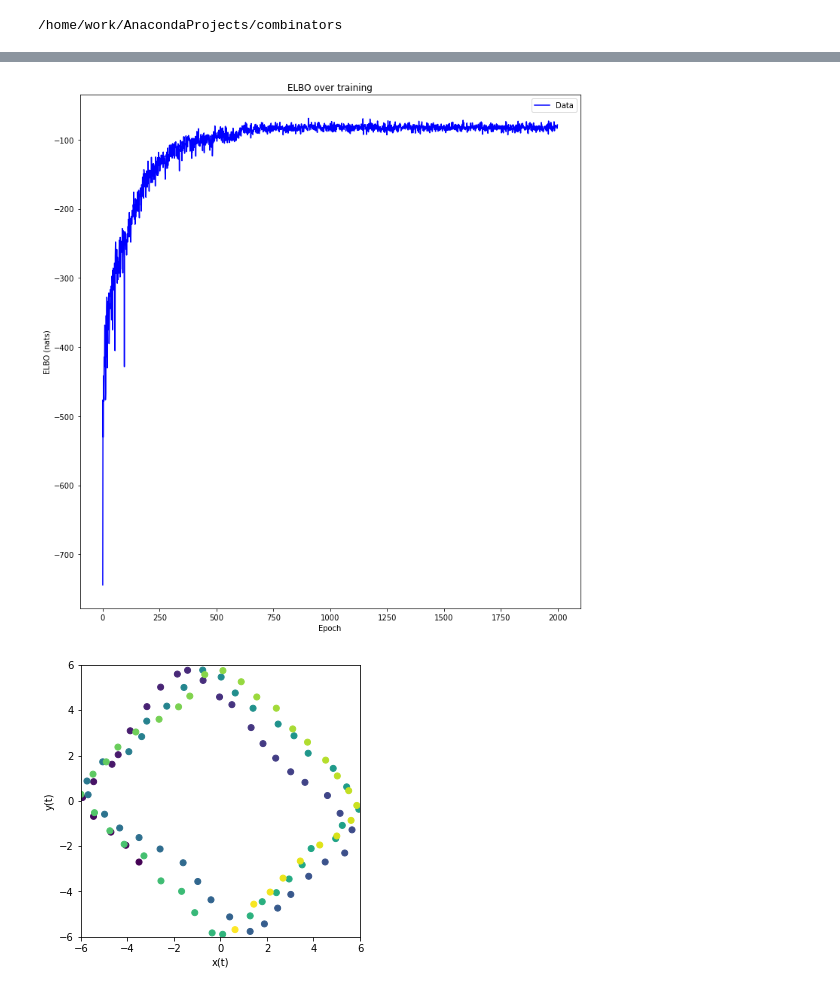
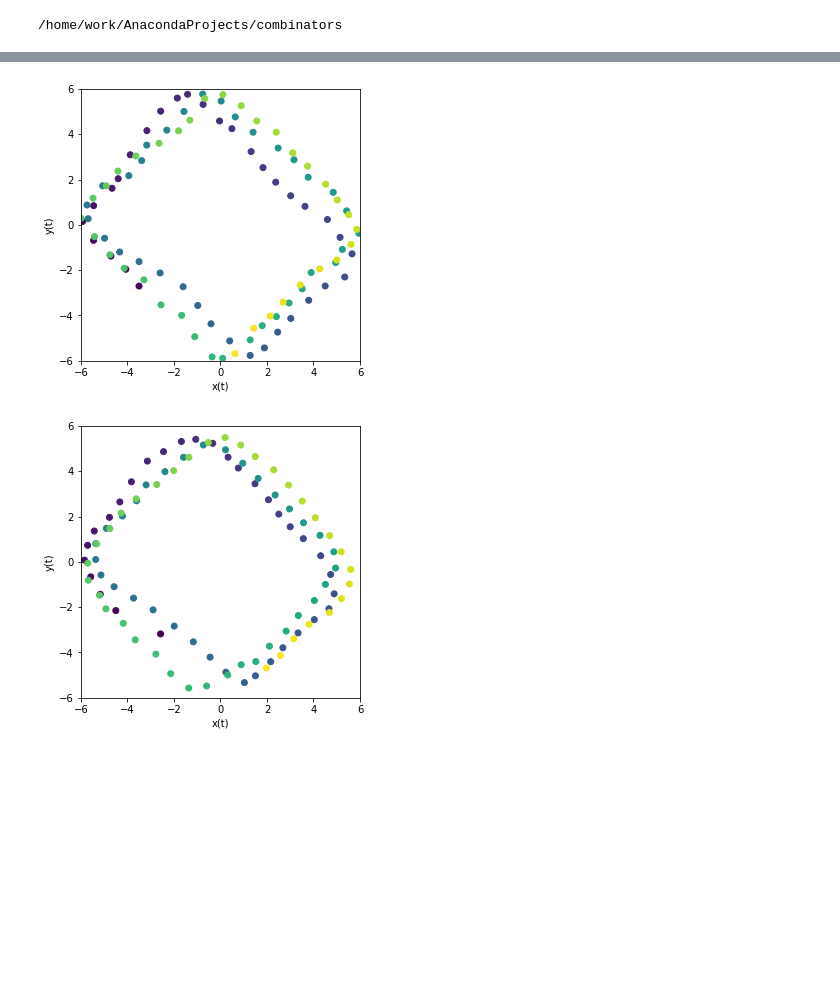
Before and after one commit to esennesh/combinators, a Jupyter notebook: examples/dynamical_ball/dynamical_ball.ipynb, the cells around one changed output, grey strips where cells are left out. Saved outputs shown, nothing was run; the diff lists cells and outputs as text; code cells hidden in the pictures; blank space fills up the shorter version.

Commit message:
examples/dynamical_ball: train with fully data-exploiting proposals
Signed-off-by: esennesh <sennesh.e@northeastern.edu>

```diff
--- a/examples/dynamical_ball/dynamical_ball.ipynb
+++ b/examples/dynamical_ball/dynamical_ball.ipynb
@@ -49,3 +54,6 @@ for s in range(num_series):
+# %%
+p = dict_to_tracelike(data)
+trajectory = torch.stack([p['position_%d' % t] for t in range(T+1)], dim=2)
 # %%
 num_particles = 3
 particle_shape = (num_particles,)
@@ -79,7 +74,7 @@ def graph_trajectory(positions, T, s, name, show=True):
     fig1 = plt.figure(figsize=(5, 5))
     ax1 = fig1.gca()
 
-    ax1.scatter(positions[:, 0], positions[:, 1], c=np.arange(T+1))
+    ax1.scatter(positions[:, :, 0], positions[:, :, 1], c=np.arange(T+1))
     ax1.set_xlim([-Boundary, Boundary])
     ax1.set_ylim([-Boundary, Boundary])
     #ax1.set_xticks([])
@@ -92,11 +87,10 @@ def graph_trajectory(positions, T, s, name, show=True):
         plt.savefig(name % s)
 # %%
 def graph_original_trajectory(trajectory, T, s, show=True):
-    positions = trajectory[:, :2]
+    positions = trajectory[:, :, :2]
     graph_trajectory(positions, T, s, 'trajectory_%d.pdf', show=show)
 # %%
 def graph_inferred_trajectory(positions, T, s, show=True):
-    positions = positions.squeeze(dim=0)
     graph_trajectory(positions, T, s, 'inferred_trajectory_%d.pdf', show=show)
 # %%
 def graph_displacement_trajectories(velocity_steps, displacements, T, s):
@@ -160,34 +184,21 @@ def training_model():
 # %%
-modal_directions = torch.zeros(num_series, K, 2)
+graph = sampler.compile(diagram >> signal.Cap(diagram.cod))
+sampler.filter(graph)
+sampler.smooth(graph)
+p, log_weight = sampler.trace(graph)
+inferred_trajectory = accumulate_trajectory(p)
 
-for s in range(num_series):
-    trajectory, displacements, data = generate_trajectory_trace(s)
-    data_dicts = [data['position_%d' % t].unsqueeze(dim=0).detach()
-                  for t in range(T)]
+positions = inferred_trajectory.mean(dim=0).cpu().detach()
+displacements = torch.stack([p['velocity_%d' % (t+1)].value.mean(dim=0) for t in range(T)], dim=0).cpu().detach()
+step_numbers = torch.stack((torch.arange(T), torch.arange(T) + 1), dim=-1)
 
-    diagram = training_model()
-    diagram = conditioning.SequentialConditioner(step_state=data_dicts)(diagram)
-    elbos = variational.infer(diagram, 2000, use_cuda=True, lr=1e-2, patience=100)
+velocity_srcs = torch.cat((torch.arange(T-1).unsqueeze(1).unsqueeze(1).to(displacements), displacements[:-1]), dim=2)
+velocity_dests = torch.cat((torch.arange(T-1).unsqueeze(1).unsqueeze(1).to(displacements) + 1, displacements[:-1]), dim=2)
+velocity_steps = torch.stack((velocity_srcs, velocity_dests), dim=1)
 
-    utils.plot_evidence_bounds(elbos.detach().numpy(), True)
+graph_original_trajectory(trajectory.squeeze(dim=0), T, 0)
+graph_inferred_trajectory(positions, T, 0)
+graph_displacement_trajectories(velocity_steps, displacements, T, 0)
 
-    graph = sampler.compile(diagram >> signal.Cap(diagram.cod))
-    sampler.filter(graph)
-    sampler.smooth(graph)
-    p, log_weight = sampler.trace(graph)
-    inferred_trajectory = accumulate_trajectory(p)
-
-    positions = inferred_trajectory.mean(dim=0).cpu().detach()
-    displacements = torch.stack([p['velocity_%d' % (t+1)].value.mean(dim=0) for t in range(T)], dim=0).cpu().detach()
-    step_numbers = torch.stack((torch.arange(T), torch.arange(T) + 1), dim=-1)
-
-    velocity_srcs = torch.cat((torch.arange(T-1).unsqueeze(1).unsqueeze(1).to(displacements), displacements[:-1]), dim=2)
-    velocity_dests = torch.cat((torch.arange(T-1).unsqueeze(1).unsqueeze(1).to(displacements) + 1, displacements[:-1]), dim=2)
-    velocity_steps = torch.stack((velocity_srcs, velocity_dests), dim=1)
-
-    graph_original_trajectory(trajectory, T, s)
-    graph_inferred_trajectory(positions, T, s)
-    graph_displacement_trajectories(velocity_steps, displacements, T, s)
-
-    plt.close('all')
+plt.close('all')
 # %% [output]
@@ -211,2 +205,2 @@ for s in range(num_series):
-[figure, old version]
+[figure, new version]
-[figure, old version]
+[figure, new version]
```
Also changed, not shown: parts of 11 cells of this notebook, 5 other files.
